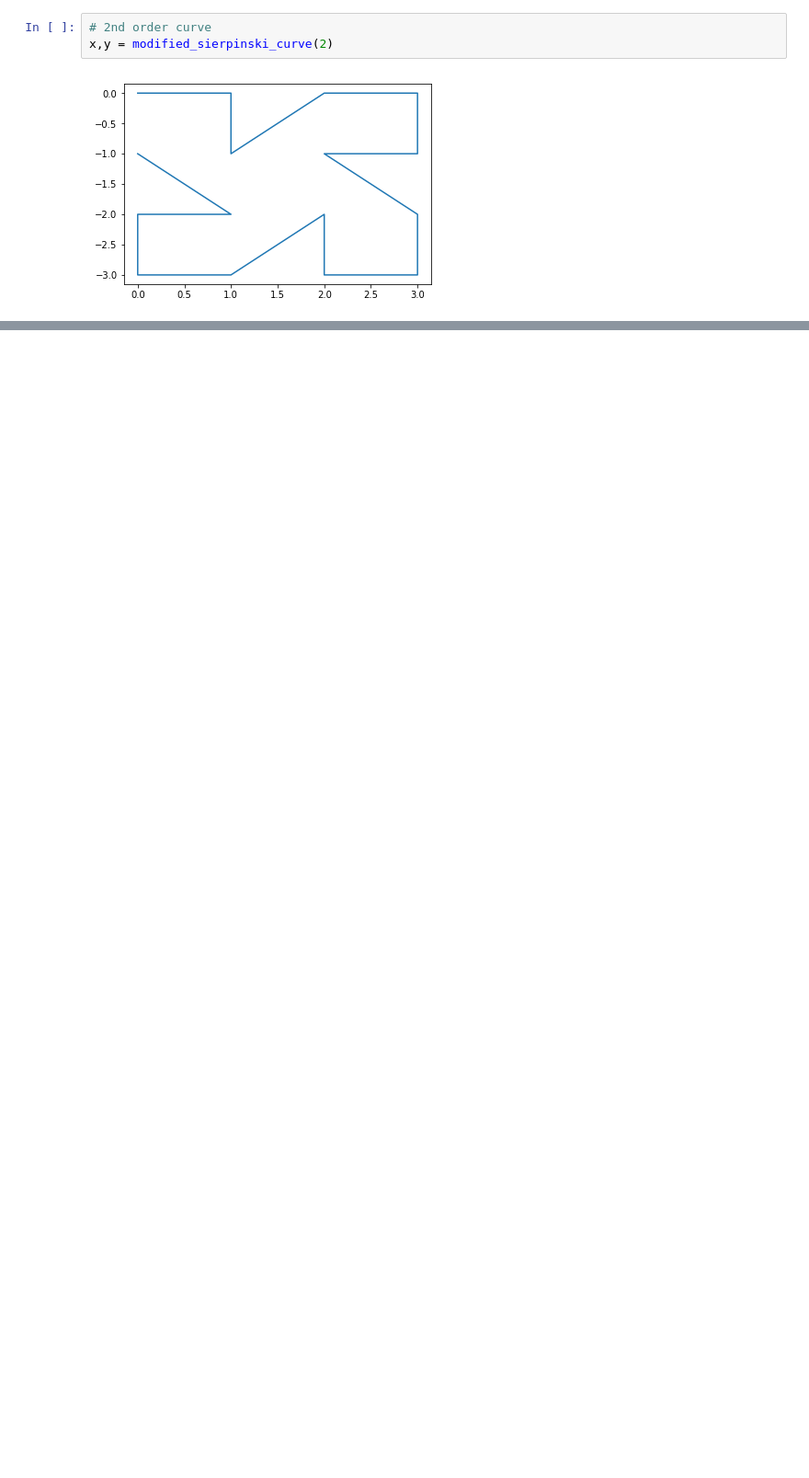
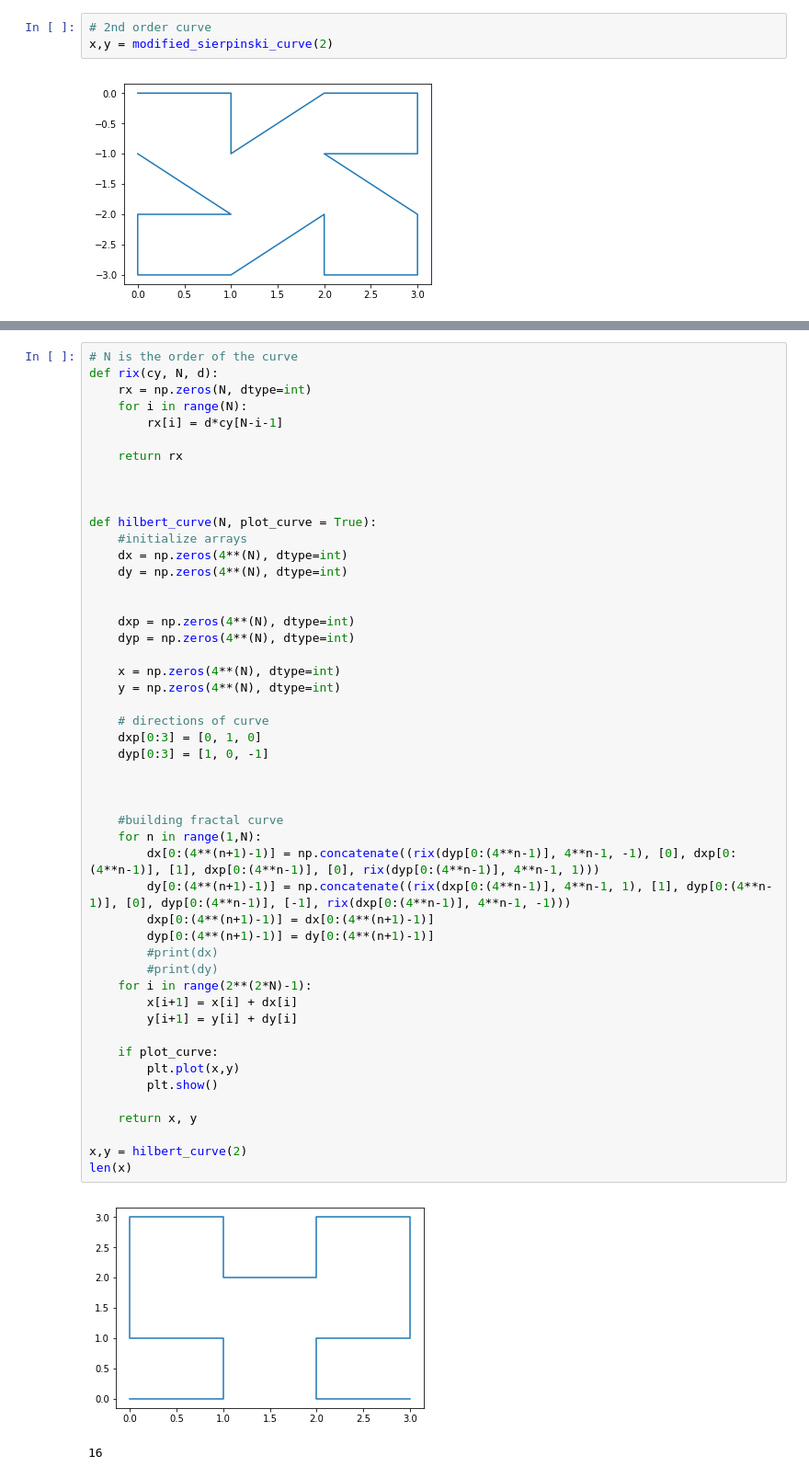
Before and after one commit to anastasiiakim/image-filtering, a Jupyter notebook: sierpinski.ipynb, the cells around one changed output, grey strips where cells are left out. Shown at 92% size. Saved outputs shown, nothing was run; the diff lists cells and outputs as text; blank space fills up the shorter version.

```diff
--- a/sierpinski.ipynb
+++ b/sierpinski.ipynb
@@ -60,0 +61,52 @@ x,y = modified_sierpinski_curve(5)
+# %%
+# N is the order of the curve
+def rix(cy, N, d):
+    rx = np.zeros(N, dtype=int)
+    for i in range(N):
+        rx[i] = d*cy[N-i-1]
+
+    return rx
+
+
+
+def hilbert_curve(N, plot_curve = True):
+    #initialize arrays
+    dx = np.zeros(4**(N), dtype=int)
+    dy = np.zeros(4**(N), dtype=int)
+
+
+    dxp = np.zeros(4**(N), dtype=int)
+    dyp = np.zeros(4**(N), dtype=int)
+
+    x = np.zeros(4**(N), dtype=int)
+    y = np.zeros(4**(N), dtype=int)
+
+    # directions of curve
+    dxp[0:3] = [0, 1, 0]
+    dyp[0:3] = [1, 0, -1]
+
+
+
+    #building fractal curve
+    for n in range(1,N):
+        dx[0:(4**(n+1)-1)] = np.concatenate((rix(dyp[0:(4**n-1)], 4**n-1, -1), [0], dxp[0:(4**n-1)], [1], dxp[0:(4**n-1)], [0], rix(dyp[0:(4**n-1)], 4**n-1, 1)))
+        dy[0:(4**(n+1)-1)] = np.concatenate((rix(dxp[0:(4**n-1)], 4**n-1, 1), [1], dyp[0:(4**n-1)], [0], dyp[0:(4**n-1)], [-1], rix(dxp[0:(4**n-1)], 4**n-1, -1)))
+        dxp[0:(4**(n+1)-1)] = dx[0:(4**(n+1)-1)]
+        dyp[0:(4**(n+1)-1)] = dy[0:(4**(n+1)-1)]
+        #print(dx)
+        #print(dy)
+    for i in range(2**(2*N)-1):
+        x[i+1] = x[i] + dx[i]
+        y[i+1] = y[i] + dy[i]
+
+    if plot_curve:
+        plt.plot(x,y)
+        plt.show()
+
+    return x, y
+
+x,y = hilbert_curve(2)
+len(x)
+# %% [output]
+[figure, added]
+16
```
Also changed, not shown: parts of 3 cells of this notebook, 4 other files.
